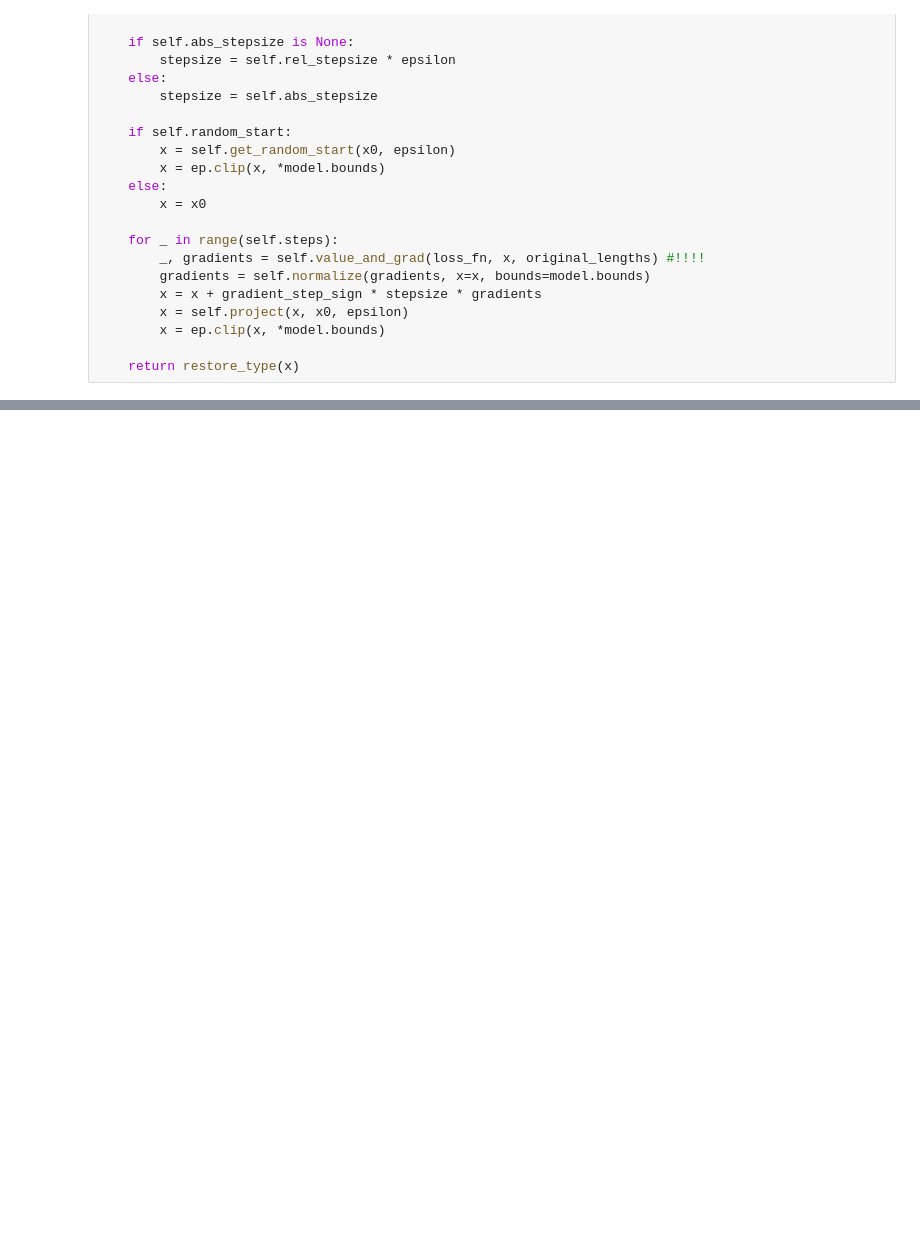
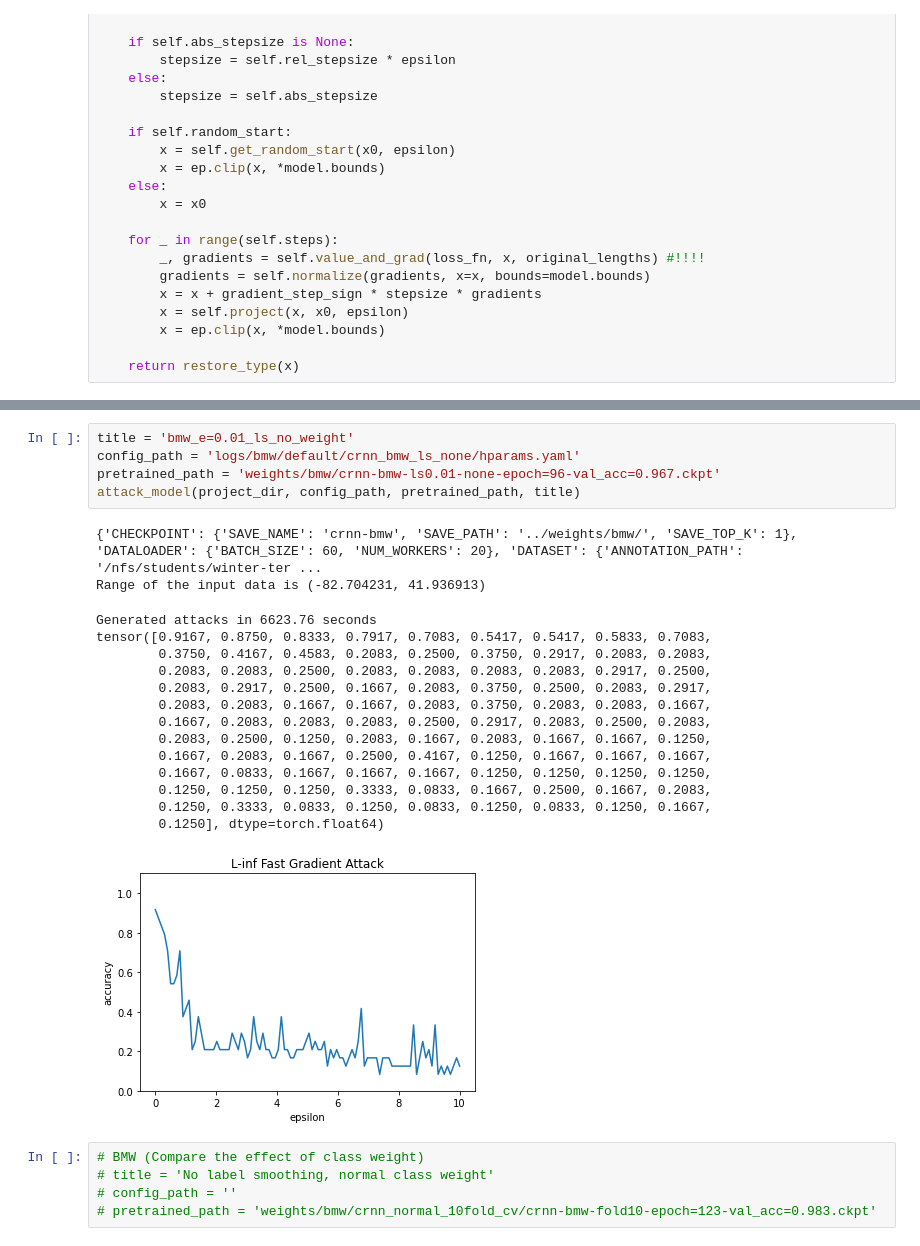
Before and after one commit to Vardanush/Robust-audio-classification, a Jupyter notebook: notebooks/foolbox_attacks.ipynb, the cells around one changed output, grey strips where cells are left out. Cells and saved outputs as stored; diff of their text form; blank space fills up the shorter version.

```diff
--- a/notebooks/foolbox_attacks.ipynb
+++ b/notebooks/foolbox_attacks.ipynb
@@ -137,0 +238,27 @@ lengths = batch[2].to(device)   # used only for CRNN
+# %%
+title = 'bmw_e=0.01_ls_no_weight'
+config_path = 'logs/bmw/default/crnn_bmw_ls_none/hparams.yaml'
+pretrained_path = 'weights/bmw/crnn-bmw-ls0.01-none-epoch=96-val_acc=0.967.ckpt'
+attack_model(project_dir, config_path, pretrained_path, title)
+# %% [output]
+{'CHECKPOINT': {'SAVE_NAME': 'crnn-bmw', 'SAVE_PATH': '../weights/bmw/', 'SAVE_TOP_K': 1}, 'DATALOADER': {'BATCH_SIZE': 60, 'NUM_WORKERS': 20}, 'DATASET': {'ANNOTATION_PATH': '/nfs/students/winter-ter ...
+Range of the input data is (-82.704231, 41.936913)
+Generated attacks in 6623.76 seconds
+tensor([0.9167, 0.8750, 0.8333, 0.7917, 0.7083, 0.5417, 0.5417, 0.5833, 0.7083,
+        0.3750, 0.4167, 0.4583, 0.2083, 0.2500, 0.3750, 0.2917, 0.2083, 0.2083,
+        0.2083, 0.2083, 0.2500, 0.2083, 0.2083, 0.2083, 0.2083, 0.2917, 0.2500,
+        0.2083, 0.2917, 0.2500, 0.1667, 0.2083, 0.3750, 0.2500, 0.2083, 0.2917,
+        0.2083, 0.2083, 0.1667, 0.1667, 0.2083, 0.3750, 0.2083, 0.2083, 0.1667,
+        0.1667, 0.2083, 0.2083, 0.2083, 0.2500, 0.2917, 0.2083, 0.2500, 0.2083,
+        0.2083, 0.2500, 0.1250, 0.2083, 0.1667, 0.2083, 0.1667, 0.1667, 0.1250,
+        0.1667, 0.2083, 0.1667, 0.2500, 0.4167, 0.1250, 0.1667, 0.1667, 0.1667,
+        0.1667, 0.0833, 0.1667, 0.1667, 0.1667, 0.1250, 0.1250, 0.1250, 0.1250,
+        0.1250, 0.1250, 0.1250, 0.3333, 0.0833, 0.1667, 0.2500, 0.1667, 0.2083,
+        0.1250, 0.3333, 0.0833, 0.1250, 0.0833, 0.1250, 0.0833, 0.1250, 0.1667,
+        0.1250], dtype=torch.float64)
+[figure, added]
+# %%
+# BMW (Compare the effect of class weight)
+# title = 'No label smoothing, normal class weight'
+# config_path = ''
+# pretrained_path = 'weights/bmw/crnn_normal_10fold_cv/crnn-bmw-fold10-epoch=123-val_acc=0.983.ckpt'
```
Also changed, not shown: parts of 23 cells of this notebook, 21 other files.
